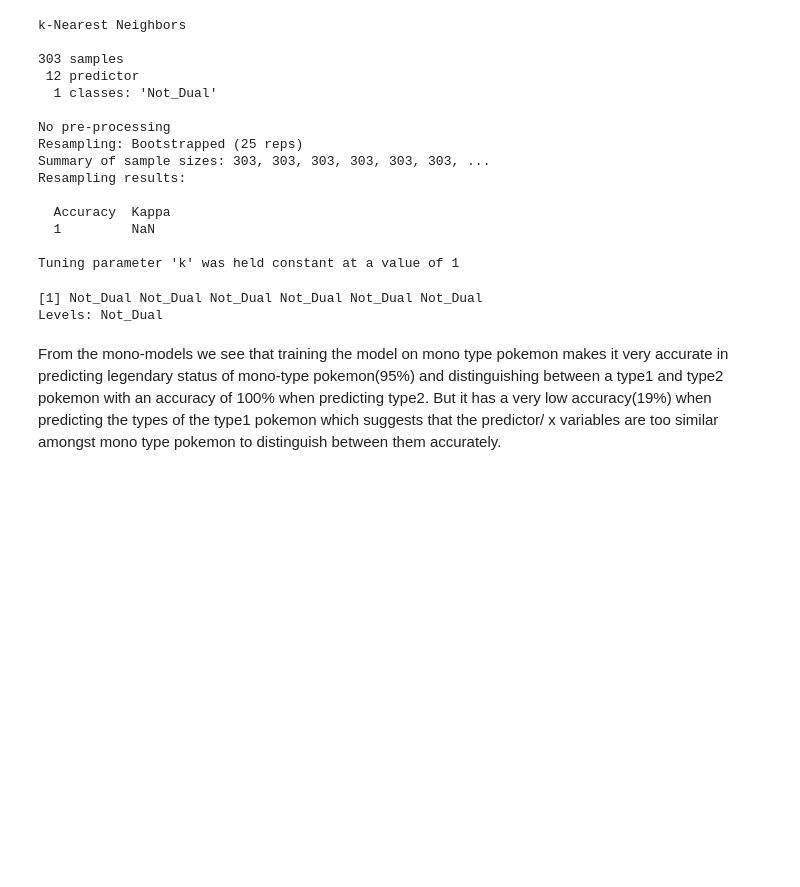
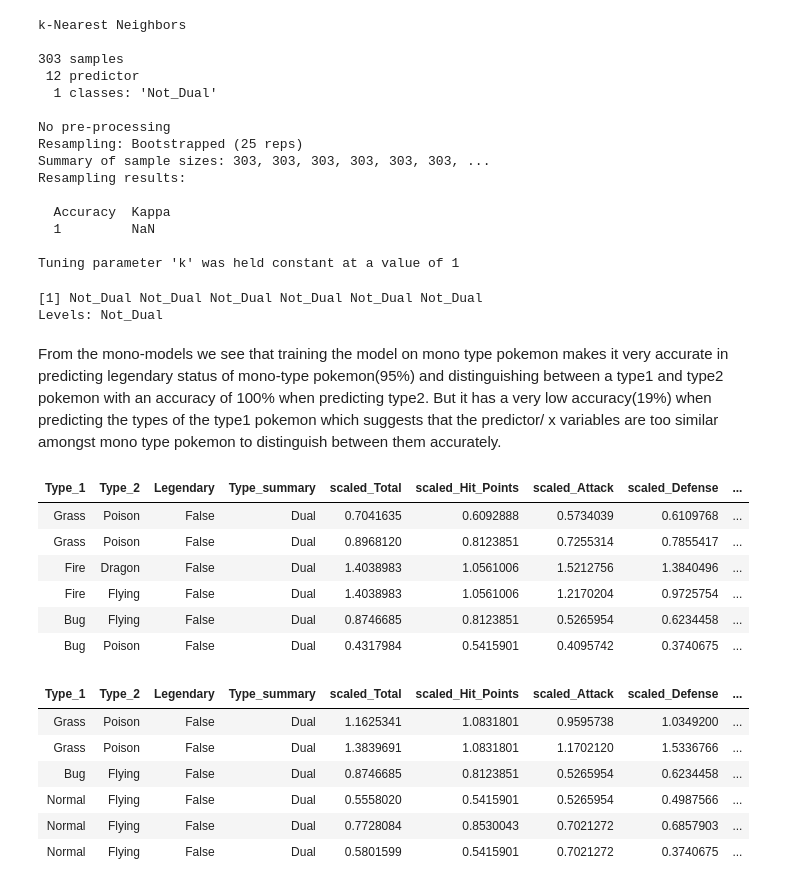
Before and after one commit to Towelat/DSCI--group-7, a Jupyter notebook: group_7_project.ipynb, the cells around one changed output. Drawn from its saved outputs; the diff is of its cells as text; code cells hidden in the pictures; blank space fills up the shorter version.

Commit message:
Dual type codes added

```diff
--- a/group_7_project.ipynb
+++ b/group_7_project.ipynb
@@ -550,3 +552,32 @@ Tuning parameter 'k' was held constant at a value of 1
 Levels: Not_Dual
 # %% [markdown]
 From the mono-models we see that training the model on mono type pokemon makes it very accurate in predicting legendary status of mono-type pokemon(95%) and distinguishing between a type1 and type2 pokemon with an accuracy of 100% when predicting type2. But it has a very low accuracy(19%) when predicting the types of the type1 pokemon which suggests that the predictor/ x variables are too similar amongst mono type pokemon to distinguish between them accurately.
+# %%
+#knn using Dual type only predicting legendary status (modal 2)
+set.seed(1234)
+training_rows_d <- scaled_pokemon %>%
+mutate(Legendary = as.factor(Legendary)) %>%
+  select(Legendary) %>%
+  unlist() %>%
+  createDataPartition(p = 0.80, list = FALSE)
+
+training_set_d <- scaled_pokemon %>% filter(Type_summary == "Dual") %>% slice(training_rows)
+testing_set_d <- scaled_pokemon %>%  slice(-training_rows) %>% filter(Type_summary == "Dual")
+
+head(training_set_d)
+head(testing_set_d)
+# %% [output]
+| Type_1 | Type_2 | Legendary | Type_summary | scaled_Total | scaled_Hit_Points | scaled_Attack | scaled_Defense | ... |
+| Grass | Poison | False | Dual | 0.7041635 | 0.6092888 | 0.5734039 | 0.6109768 | ... |
+| Grass | Poison | False | Dual | 0.8968120 | 0.8123851 | 0.7255314 | 0.7855417 | ... |
+| Fire | Dragon | False | Dual | 1.4038983 | 1.0561006 | 1.5212756 | 1.3840496 | ... |
+| Fire | Flying | False | Dual | 1.4038983 | 1.0561006 | 1.2170204 | 0.9725754 | ... |
+| Bug | Flying | False | Dual | 0.8746685 | 0.8123851 | 0.5265954 | 0.6234458 | ... |
+| Bug | Poison | False | Dual | 0.4317984 | 0.5415901 | 0.4095742 | 0.3740675 | ... |
+| Type_1 | Type_2 | Legendary | Type_summary | scaled_Total | scaled_Hit_Points | scaled_Attack | scaled_Defense | ... |
+| Grass | Poison | False | Dual | 1.1625341 | 1.0831801 | 0.9595738 | 1.0349200 | ... |
+| Grass | Poison | False | Dual | 1.3839691 | 1.0831801 | 1.1702120 | 1.5336766 | ... |
+| Bug | Flying | False | Dual | 0.8746685 | 0.8123851 | 0.5265954 | 0.6234458 | ... |
+| Normal | Flying | False | Dual | 0.5558020 | 0.5415901 | 0.5265954 | 0.4987566 | ... |
+| Normal | Flying | False | Dual | 0.7728084 | 0.8530043 | 0.7021272 | 0.6857903 | ... |
+| Normal | Flying | False | Dual | 0.5801599 | 0.5415901 | 0.7021272 | 0.3740675 | ... |
```
Also changed, not shown: parts of 7 cells of this notebook.
